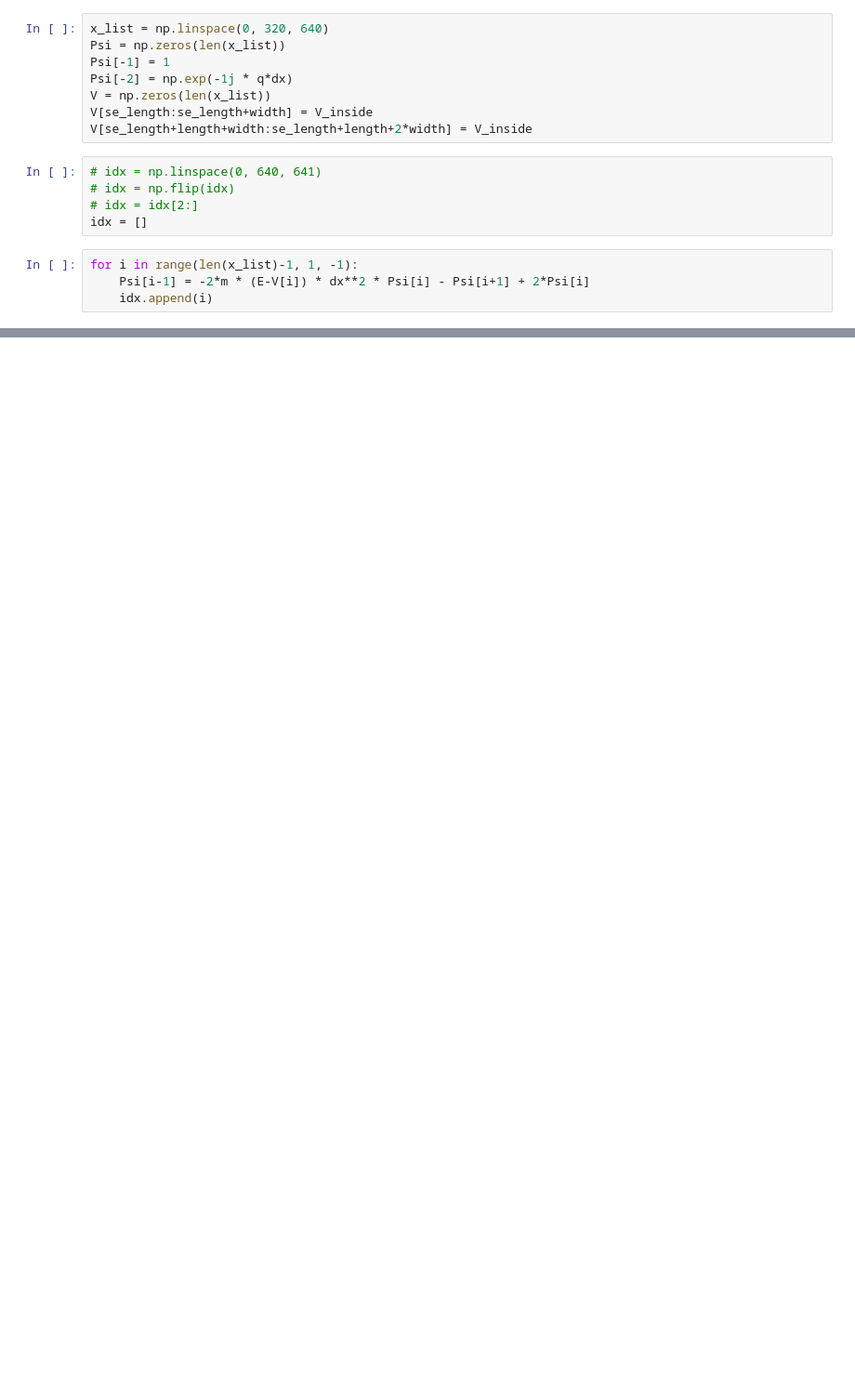
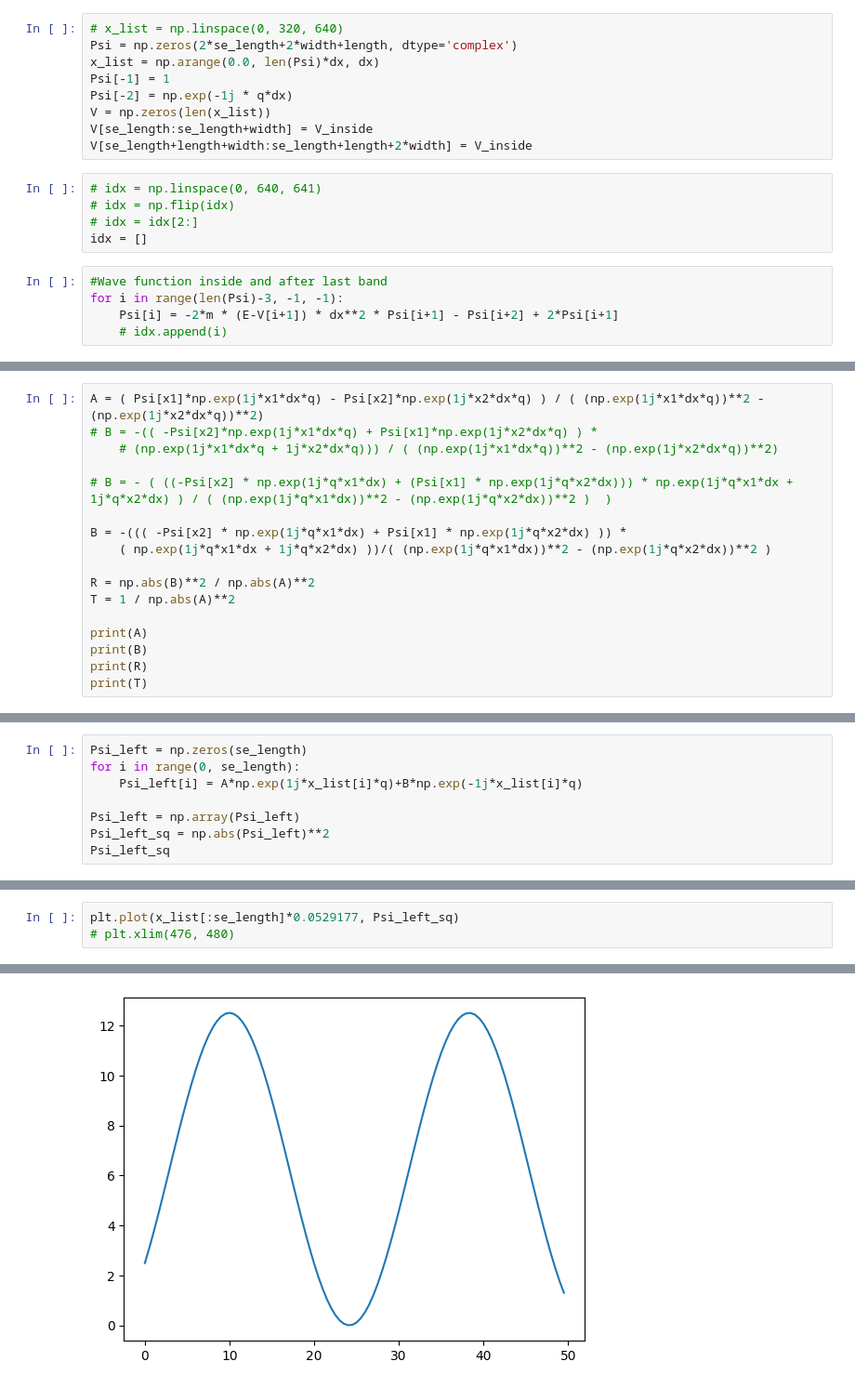
Before and after one commit to JuliaCeklarz/MOFIT, a Jupyter notebook: lab4/lab4.ipynb, the cells around one changed output, grey strips where cells are left out. Shown at 93% size. Saved outputs shown, nothing was run; the diff lists cells and outputs as text; blank space fills up the shorter version.

```diff
--- a/lab4/lab4.ipynb
+++ b/lab4/lab4.ipynb
@@ -17,8 +21,9 @@ q = np.sqrt(2*m*E)
 # %% [output]
 640.0
 # %%
-x_list = np.linspace(0, 320, 640)
-Psi = np.zeros(len(x_list))
+# x_list = np.linspace(0, 320, 640)
+Psi = np.zeros(2*se_length+2*width+length, dtype='complex')
+x_list = np.arange(0.0, len(Psi)*dx, dx)
 Psi[-1] = 1
 Psi[-2] = np.exp(-1j * q*dx)
 V = np.zeros(len(x_list))
@@ -30,6 +35,7 @@ V[se_length+length+width:se_length+length+2*width] = V_inside
 # idx = idx[2:]
 idx = []
 # %%
-for i in range(len(x_list)-1, 1, -1):
-    Psi[i-1] = -2*m * (E-V[i]) * dx**2 * Psi[i] - Psi[i+1] + 2*Psi[i]
-    idx.append(i)
+#Wave function inside and after last band
+for i in range(len(Psi)-3, -1, -1):
+    Psi[i] = -2*m * (E-V[i+1]) * dx**2 * Psi[i+1] - Psi[i+2] + 2*Psi[i+1]
+    # idx.append(i)
@@ -57,0 +47,17 @@ idx
+# %%
+A = ( Psi[x1]*np.exp(1j*x1*dx*q) - Psi[x2]*np.exp(1j*x2*dx*q) ) / ( (np.exp(1j*x1*dx*q))**2 - (np.exp(1j*x2*dx*q))**2)
+# B = -(( -Psi[x2]*np.exp(1j*x1*dx*q) + Psi[x1]*np.exp(1j*x2*dx*q) ) *
+    # (np.exp(1j*x1*dx*q + 1j*x2*dx*q))) / ( (np.exp(1j*x1*dx*q))**2 - (np.exp(1j*x2*dx*q))**2)
+
+# B = - ( ((-Psi[x2] * np.exp(1j*q*x1*dx) + (Psi[x1] * np.exp(1j*q*x2*dx))) * np.exp(1j*q*x1*dx + 1j*q*x2*dx) ) / ( (np.exp(1j*q*x1*dx))**2 - (np.exp(1j*q*x2*dx))**2 )  )
+
+B = -((( -Psi[x2] * np.exp(1j*q*x1*dx) + Psi[x1] * np.exp(1j*q*x2*dx) )) *
+    ( np.exp(1j*q*x1*dx + 1j*q*x2*dx) ))/( (np.exp(1j*q*x1*dx))**2 - (np.exp(1j*q*x2*dx))**2 )
+
+R = np.abs(B)**2 / np.abs(A)**2
+T = 1 / np.abs(A)**2
+
+print(A)
+print(B)
+print(R)
+print(T)
@@ -57,0 +69,8 @@ idx
+# %%
+Psi_left = np.zeros(se_length)
+for i in range(0, se_length):
+    Psi_left[i] = A*np.exp(1j*x_list[i]*q)+B*np.exp(-1j*x_list[i]*q)
+
+Psi_left = np.array(Psi_left)
+Psi_left_sq = np.abs(Psi_left)**2
+Psi_left_sq
@@ -57,0 +95,4 @@ idx
+# %%
+plt.plot(x_list[:se_length]*0.0529177, Psi_left_sq)
+# plt.xlim(476, 480)
+# %% [output]
@@ -57,0 +100 @@ idx
+[figure, added]
```
Also changed, not shown: parts of 20 cells of this notebook, 1 other file.
